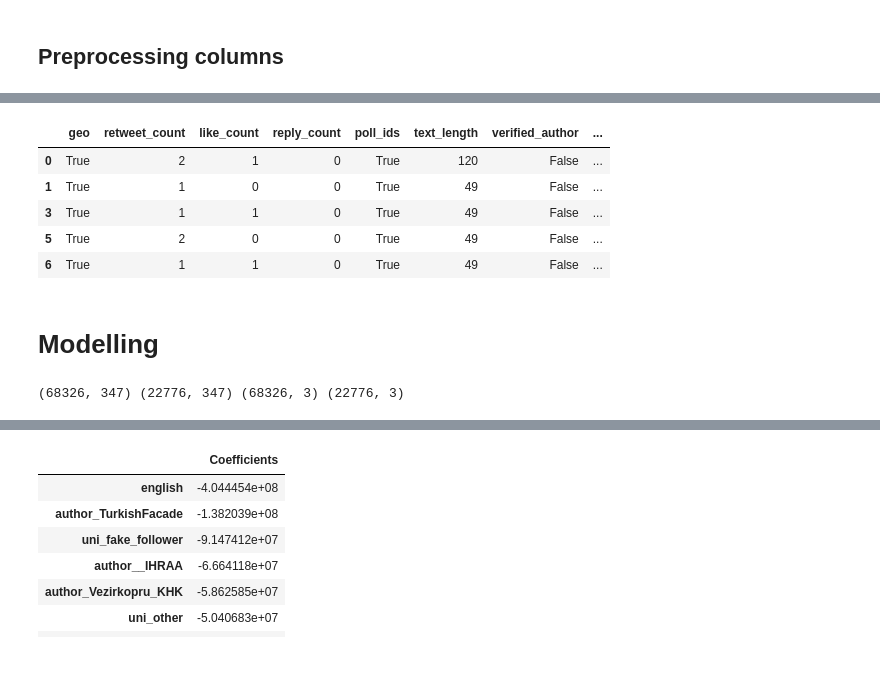
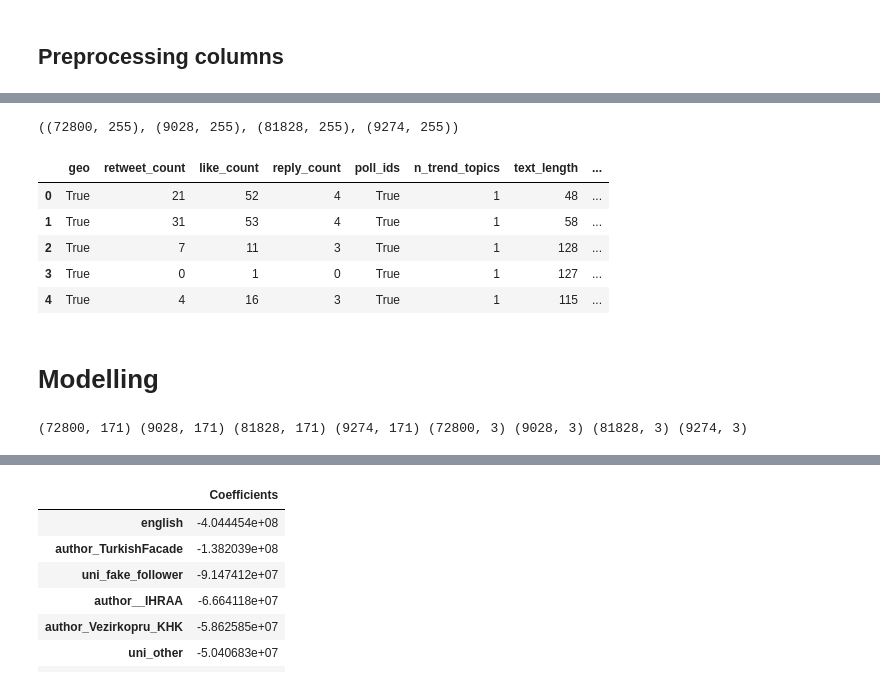
Before and after one commit to ossamum/kuleuven-thesis, a Jupyter notebook: 04_standard_tweet_predictive_modelling.ipynb, the cells around one changed output, grey strips where cells are left out. Cells and saved outputs as stored; diff of their text form; code cells hidden in the pictures.

```diff
--- a/04_standard_tweet_predictive_modelling.ipynb
+++ b/04_standard_tweet_predictive_modelling.ipynb
@@ -8,7 +20,7 @@ from sklearn.tree import DecisionTreeRegressor, export_text
 pd.set_option("display.max_columns", None)
 pd.set_option("display.max_rows", None)
 # %%
-df = pd.read_pickle("all_tweets_v10.pkl")
+df = pd.read_pickle("all_tweets_v12.pkl")
 df = df[df.tweet_type == "standard"]
 df.head(3)
 # %% [output]
@@ -187,6 +225,2 @@ preprocessed_df = df.copy()
-# %%
-preprocessed_df.drop(columns=irrelevant_columns, inplace=True)
-preprocessed_df.drop(columns=descriptive_columns, inplace=True)
-preprocessed_df.drop(columns=additional_irrelevant_columns, inplace=True)
 # %%
 preprocessed_df[is_exist_columns] = preprocessed_df[is_exist_columns].isna()
@@ -201,5 +252,0 @@ preprocessed_df[is_exist_columns].head()
-# %%
-preprocessed_df = pd.get_dummies(
-    preprocessed_df, columns=categorical_columns, drop_first=True
-)
-preprocessed_df.head()
@@ -236,0 +253,22 @@ preprocessed_df.shape
+# %%
+train_df, validation_df, test_df = pd.DataFrame(), pd.DataFrame(), pd.DataFrame()
+for author in preprocessed_df.author.unique():
+    author_df = preprocessed_df[preprocessed_df.author == author].copy()
+    author_df.sort_values(by="created_at", inplace=True)
+    n_train = int(author_df.shape[0] * 0.8)
+    n_validation = int(author_df.shape[0] * 0.1)
+
+    train_df = pd.concat([train_df, author_df.iloc[:n_train].copy()], ignore_index=True)
+    validation_df = pd.concat(
+        [validation_df, author_df.iloc[n_train : (n_train + n_validation)].copy()],
+        ignore_index=True,
+    )
+    test_df = pd.concat(
+        [test_df, author_df.iloc[(n_train + n_validation) :].copy()], ignore_index=True
+    )
+
+train_validation_df = pd.concat([train_df, validation_df], ignore_index=True)
+# %%
+train_df.shape, validation_df.shape, train_validation_df.shape, test_df.shape
+# %% [output]
+((72800, 255), (9028, 255), (81828, 255), (9274, 255))
@@ -237,20 +294,35 @@ preprocessed_df.shape
 # %%
-preprocessed_df.head()
+train_df.head()
 # %% [output]
-|  | geo | retweet_count | like_count | reply_count | poll_ids | text_length | verified_author | ... |
-| 0 | True | 2 | 1 | 0 | True | 120 | False | ... |
-| 1 | True | 1 | 0 | 0 | True | 49 | False | ... |
-| 3 | True | 1 | 1 | 0 | True | 49 | False | ... |
-| 5 | True | 2 | 0 | 0 | True | 49 | False | ... |
-| 6 | True | 1 | 1 | 0 | True | 49 | False | ... |
+|  | geo | retweet_count | like_count | reply_count | poll_ids | n_trend_topics | text_length | ... |
+| 0 | True | 21 | 52 | 4 | True | 1 | 48 | ... |
+| 1 | True | 31 | 53 | 4 | True | 1 | 58 | ... |
+| 2 | True | 7 | 11 | 3 | True | 1 | 128 | ... |
+| 3 | True | 0 | 1 | 0 | True | 1 | 127 | ... |
+| 4 | True | 4 | 16 | 3 | True | 1 | 115 | ... |
 # %% [markdown]
 # Modelling
 # %%
-X = preprocessed_df[[c for c in preprocessed_df.columns if c not in target_columns]]
-Y = preprocessed_df[[c for c in preprocessed_df.columns if c in target_columns]]
+def split_x_and_y(input_df):
+    x = input_df[[c for c in input_df.columns if c not in target_columns]].copy()
+    y = input_df[[c for c in input_df.columns if c in target_columns]].copy()
+    return x, y
 
-x_train, x_test, y_train, y_test = train_test_split(X, Y, random_state=0)
 
-print(x_train.shape, x_test.shape, y_train.shape, y_test.shape)
+x_train, y_train = split_x_and_y(train_df)
+x_validation, y_validation = split_x_and_y(validation_df)
+x_train_validation, y_train_validation = split_x_and_y(train_validation_df)
+x_test, y_test = split_x_and_y(test_df)
+
+print(
+    x_train.shape,
+    x_validation.shape,
+    x_train_validation.shape,
+    x_test.shape,
+    y_train.shape,
+    y_validation.shape,
+    y_train_validation.shape,
+    y_test.shape,
+)
 # %% [output]
-(68326, 347) (22776, 347) (68326, 3) (22776, 3)
+(72800, 171) (9028, 171) (81828, 171) (9274, 171) (72800, 3) (9028, 3) (81828, 3) (9274, 3)
```
Also changed, not shown: parts of 29 cells of this notebook, 1 other file.
